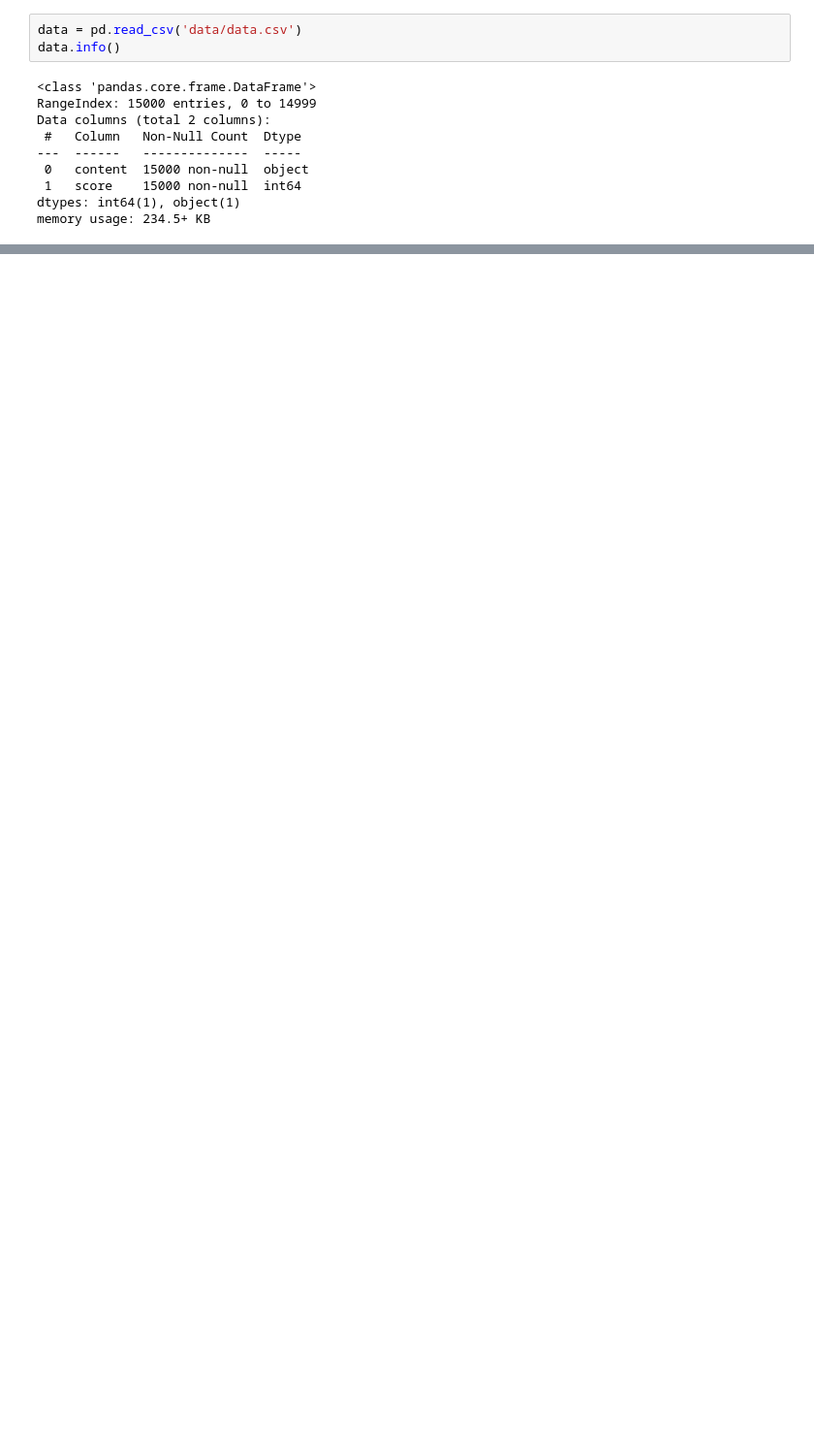
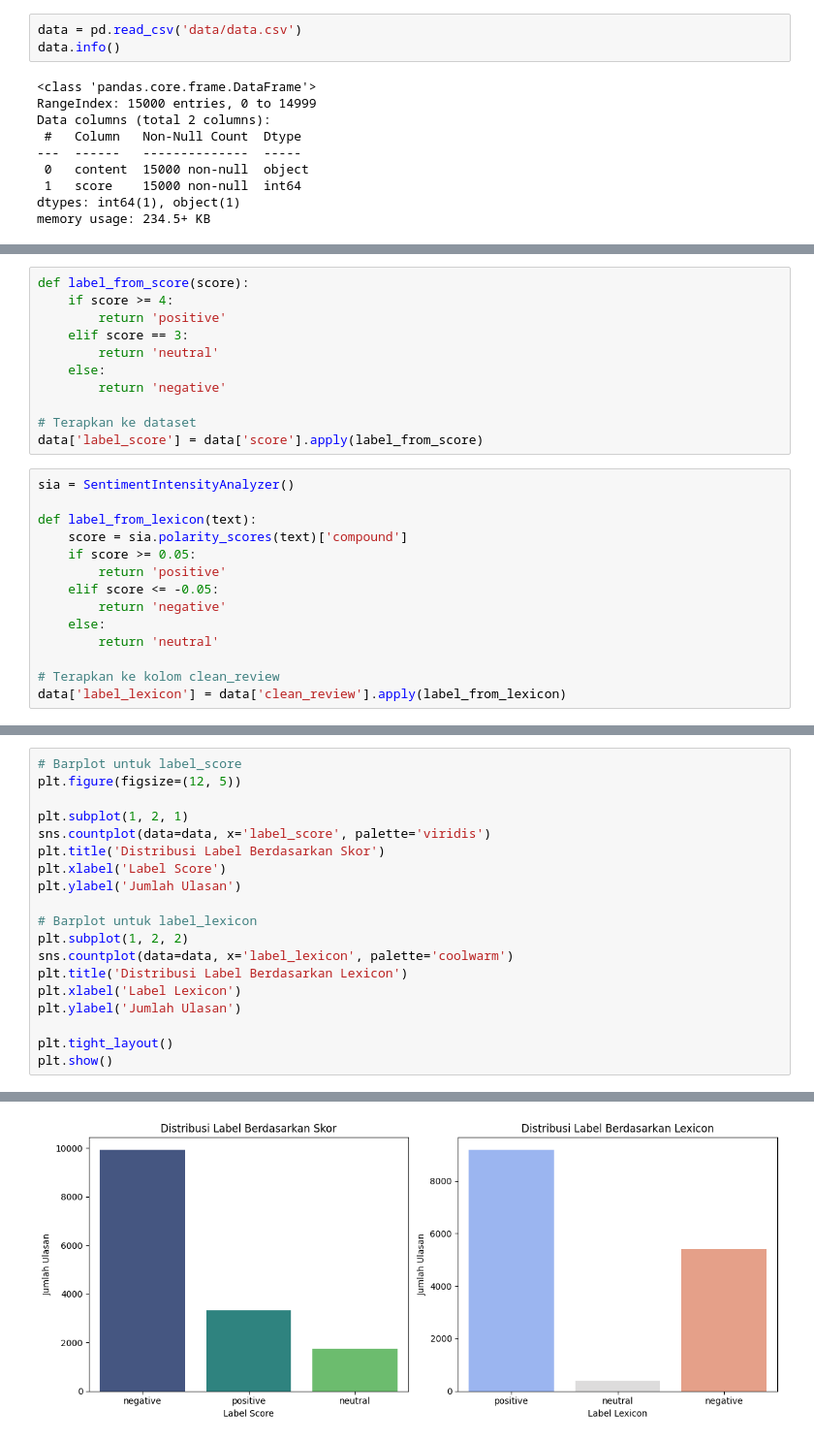
Before and after one commit to atalamahardika/Submission-Analisis-Sentimen, a Jupyter notebook: preprocessing.ipynb, the cells around one changed output, grey strips where cells are left out. Shown at 97% size. Cells and saved outputs as stored; diff of their text form; blank space fills up the shorter version.

```diff
--- a/preprocessing.ipynb
+++ b/preprocessing.ipynb
@@ -147,0 +169,25 @@ for index, content in enumerate(data['content']):
+# %%
+def label_from_score(score):
+    if score >= 4:
+        return 'positive'
+    elif score == 3:
+        return 'neutral'
+    else:
+        return 'negative'
+
+# Terapkan ke dataset
+data['label_score'] = data['score'].apply(label_from_score)
+# %%
+sia = SentimentIntensityAnalyzer()
+
+def label_from_lexicon(text):
+    score = sia.polarity_scores(text)['compound']
+    if score >= 0.05:
+        return 'positive'
+    elif score <= -0.05:
+        return 'negative'
+    else:
+        return 'neutral'
+
+# Terapkan ke kolom clean_review
+data['label_lexicon'] = data['clean_review'].apply(label_from_lexicon)
@@ -147,0 +227,20 @@ for index, content in enumerate(data['content']):
+# %%
+# Barplot untuk label_score
+plt.figure(figsize=(12, 5))
+
+plt.subplot(1, 2, 1)
+sns.countplot(data=data, x='label_score', palette='viridis')
+plt.title('Distribusi Label Berdasarkan Skor')
+plt.xlabel('Label Score')
+plt.ylabel('Jumlah Ulasan')
+
+# Barplot untuk label_lexicon
+plt.subplot(1, 2, 2)
+sns.countplot(data=data, x='label_lexicon', palette='coolwarm')
+plt.title('Distribusi Label Berdasarkan Lexicon')
+plt.xlabel('Label Lexicon')
+plt.ylabel('Jumlah Ulasan')
+
+plt.tight_layout()
+plt.show()
+# %% [output]
@@ -147,0 +254 @@ for index, content in enumerate(data['content']):
+[figure, added]
```
Also changed, not shown: parts of 17 cells of this notebook.
